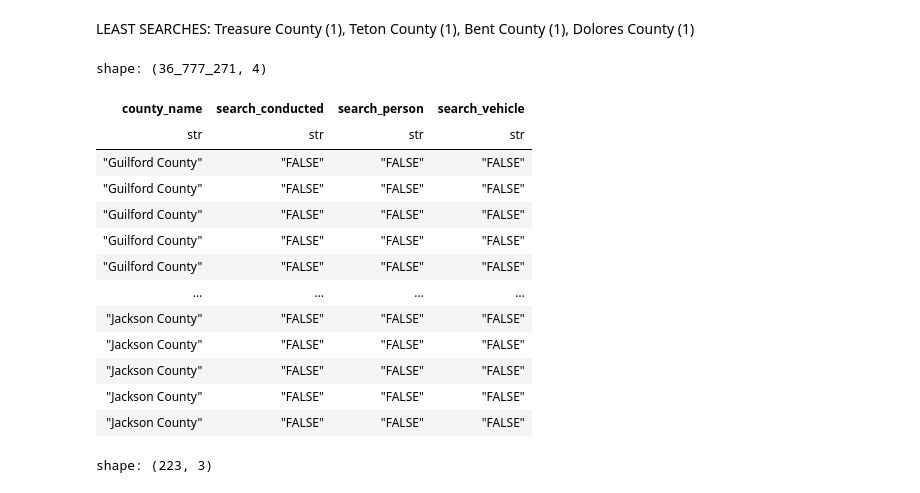
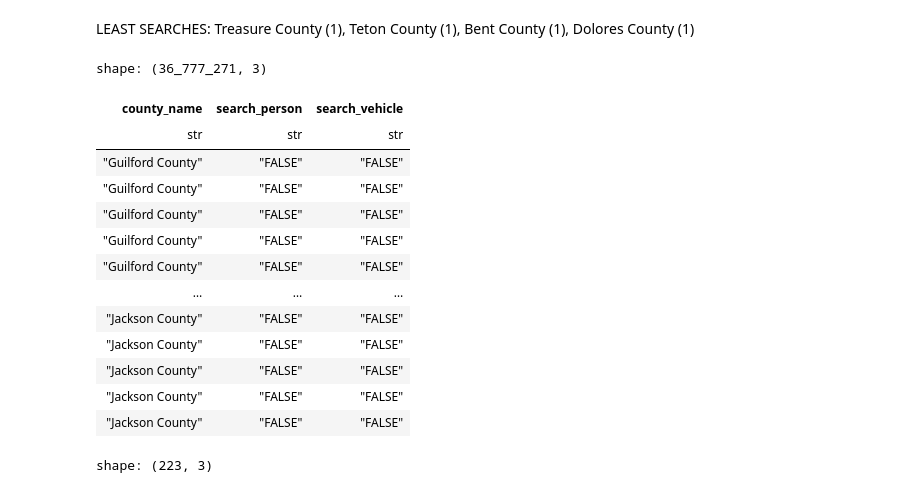
Before and after one commit to ramyap06/stanford-open-policing-data-analysis, a Jupyter notebook: location.ipynb, the cells around one changed output. Drawn from its saved outputs; the diff is of its cells as text; code cells hidden in the pictures.

```diff
--- a/location.ipynb
+++ b/location.ipynb
@@ -160,23 +160,23 @@ LEAST SEARCHES: Treasure County (1), Teton County (1), Bent County (1), Dolores
 # %%
 # what types of searches were most conducted in the counties with the most searches?
 
-clean = lf.select(['county_name', 'search_conducted', 'search_person', 'search_vehicle']).drop_nulls().collect()
+clean = lf.select(['county_name','search_person', 'search_vehicle']).drop_nulls().collect()
 clean
 # %% [output]
-shape: (36_777_271, 4)
+shape: (36_777_271, 3)
-| county_name | search_conducted | search_person | search_vehicle |
-| str | str | str | str |
-| "Guilford County" | "FALSE" | "FALSE" | "FALSE" |
-| "Guilford County" | "FALSE" | "FALSE" | "FALSE" |
-| "Guilford County" | "FALSE" | "FALSE" | "FALSE" |
-| "Guilford County" | "FALSE" | "FALSE" | "FALSE" |
-| "Guilford County" | "FALSE" | "FALSE" | "FALSE" |
-| … | … | … | … |
-| "Jackson County" | "FALSE" | "FALSE" | "FALSE" |
-| "Jackson County" | "FALSE" | "FALSE" | "FALSE" |
-| "Jackson County" | "FALSE" | "FALSE" | "FALSE" |
-| "Jackson County" | "FALSE" | "FALSE" | "FALSE" |
-| "Jackson County" | "FALSE" | "FALSE" | "FALSE" |
+| county_name | search_person | search_vehicle |
+| str | str | str |
+| "Guilford County" | "FALSE" | "FALSE" |
+| "Guilford County" | "FALSE" | "FALSE" |
+| "Guilford County" | "FALSE" | "FALSE" |
+| "Guilford County" | "FALSE" | "FALSE" |
+| "Guilford County" | "FALSE" | "FALSE" |
+| … | … | … |
+| "Jackson County" | "FALSE" | "FALSE" |
+| "Jackson County" | "FALSE" | "FALSE" |
+| "Jackson County" | "FALSE" | "FALSE" |
+| "Jackson County" | "FALSE" | "FALSE" |
+| "Jackson County" | "FALSE" | "FALSE" |
 # %%
 search_types = clean.group_by('county_name').agg(
     (pl.col('search_person') == 'TRUE').sum().alias('person_count'),
```
Also changed, not shown: parts of 3 cells of this notebook, 1 other file.
